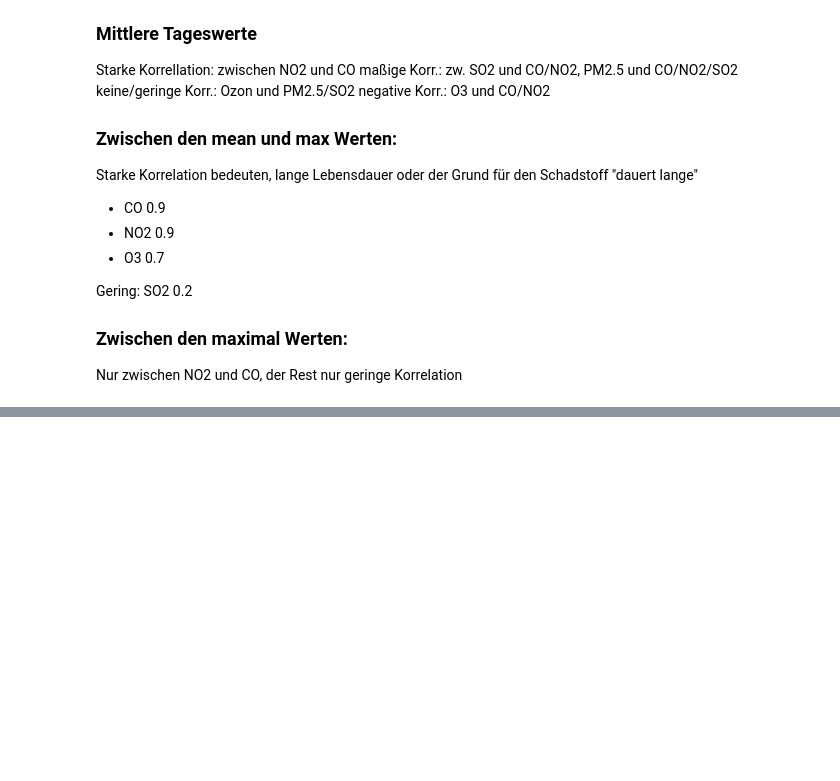
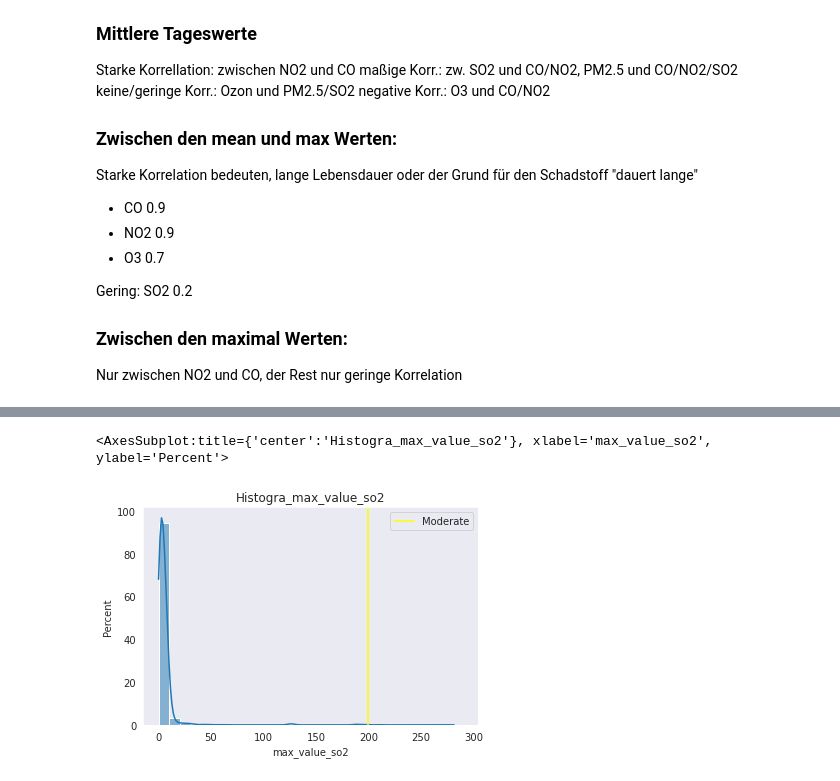
Before and after one commit to fxschmidt/AirPollution, a Jupyter notebook: Eigenes_Projekt/analysis_AirPollution.ipynb, the cells around one changed output, grey strips where cells are left out. Saved outputs shown, nothing was run; the diff lists cells and outputs as text; code cells hidden in the pictures; blank space fills up the shorter version.

```diff
--- a/Eigenes_Projekt/analysis_AirPollution.ipynb
+++ b/Eigenes_Projekt/analysis_AirPollution.ipynb
@@ -122,0 +136,5 @@ array=[795.62785924 642.96193548 510.21941176 427.46909091 365.78475073
+# %%
+pollutant_hist("so2",bins=10,show_aqi="moderate")
+# %% [output]
+<AxesSubplot:title={'center':'Histogra_max_value_so2'}, xlabel='max_value_so2', ylabel='Percent'>
+[figure, added]
```
Also changed, not shown: parts of 14 cells of this notebook, 5 other files.
